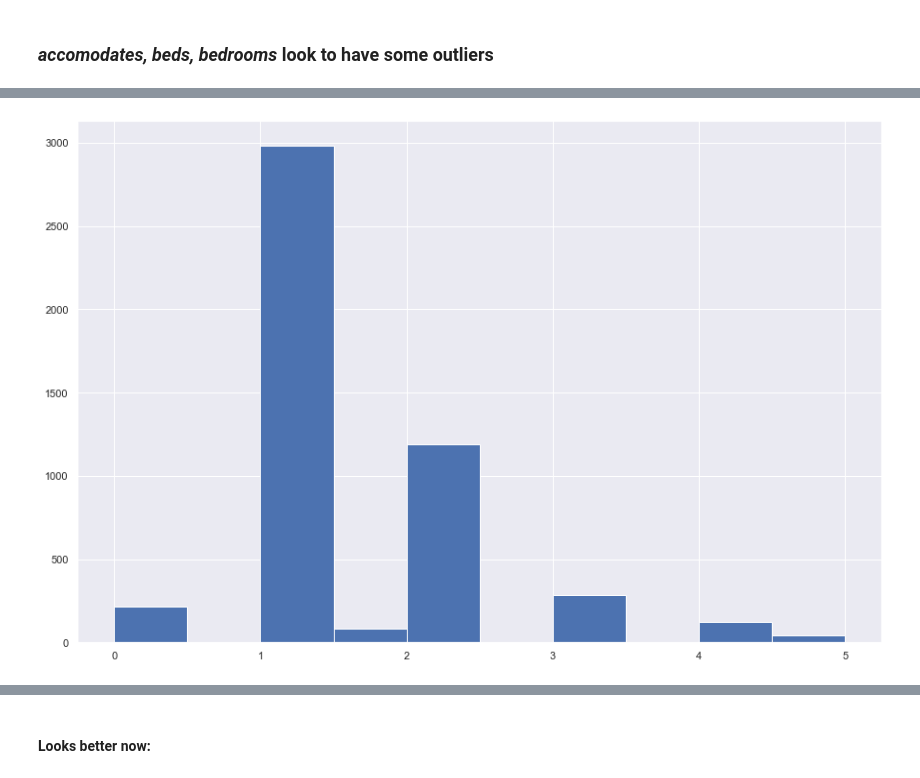
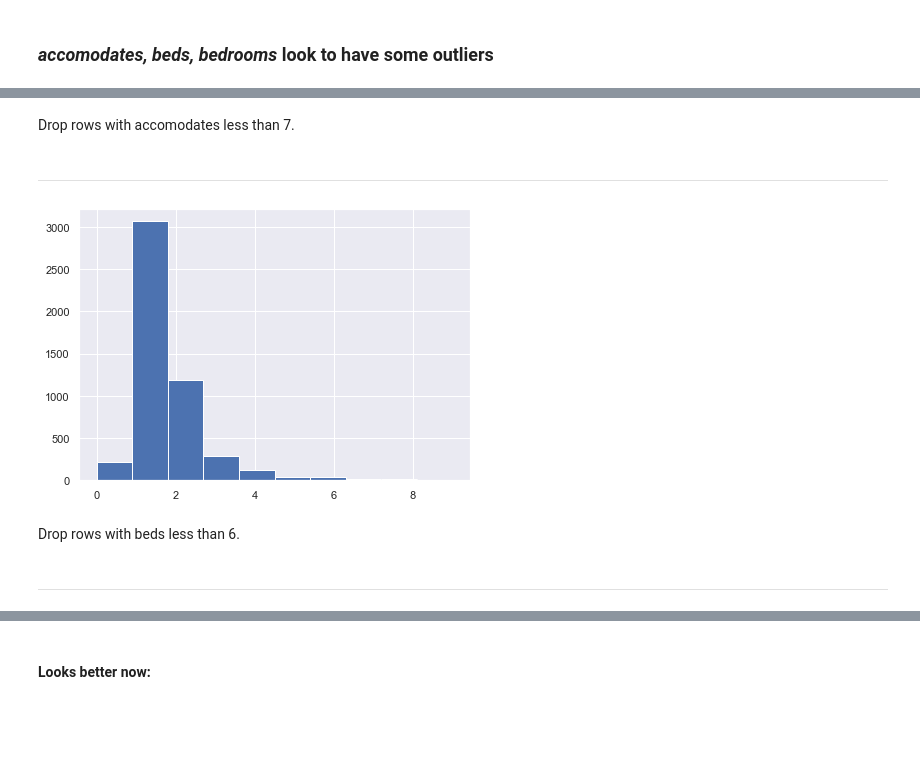
Before and after one commit to rmnng/dsblogpost, a Jupyter notebook: 5. Feature engineering.ipynb, the cells around one changed output, grey strips where cells are left out. Saved outputs shown, nothing was run; the diff lists cells and outputs as text; code cells hidden in the pictures; blank space fills up the shorter version.

```diff
--- a/5. Feature engineering.ipynb
+++ b/5. Feature engineering.ipynb
@@ -126,5 +130,6 @@ ___
 # %% [markdown]
 ### Let's focus to top 20 features
 # %%
+plt.rcParams["figure.figsize"] = [20, 10]
 df_lst_feat[relevant_features[:20].index].hist();
 # %% [output]
@@ -134,3 +141,5 @@ df_lst_feat[relevant_features[:20].index].hist();
+# %%
+plt.rcParams["figure.figsize"] = [7, 5]
 # %%
 df_lst_feat.accommodates.hist();
 # %% [output]
@@ -138,11 +147,19 @@ df_lst_feat.accommodates.hist();
+# %% [markdown]
+Drop rows with accomodates less than 7.
 # %%
 df_lst_feat = df_lst_feat[df_lst_feat.accommodates < 7]
+# %% [markdown]
+___
 # %%
-df_list_num[df_list_num.beds < 6].beds.hist();
+df_list_num[df_list_num.beds < 10].beds.hist();
 # %% [output]
-[figure, old version]
+[figure, new version]
+# %% [markdown]
+Drop rows with beds less than 6.
 # %%
 df_lst_feat = df_lst_feat[df_lst_feat.beds < 6]
+# %% [markdown]
+___
 # %%
 df_list_num[df_list_num.bedrooms < 6].bedrooms.hist();
 # %% [output]
```
Also changed, not shown: parts of 16 cells of this notebook, 4 other files.
